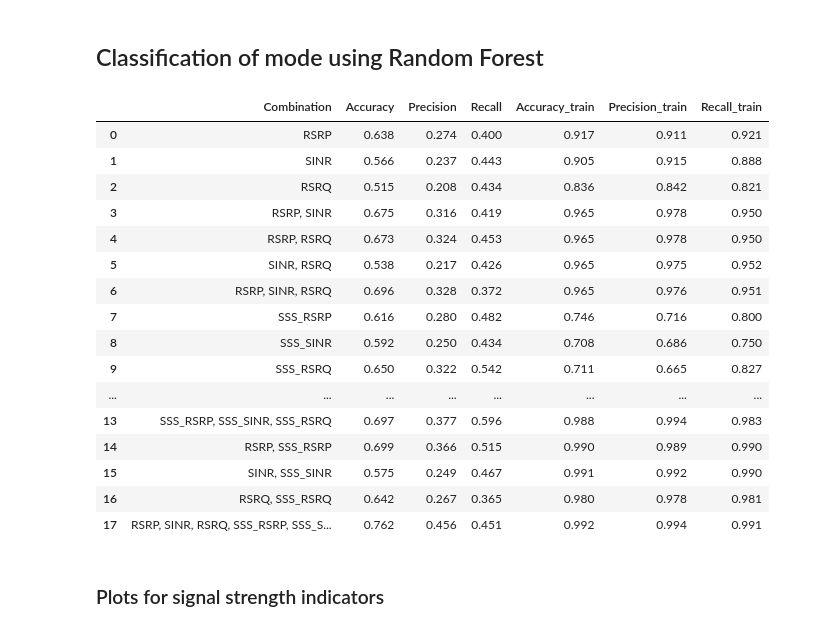
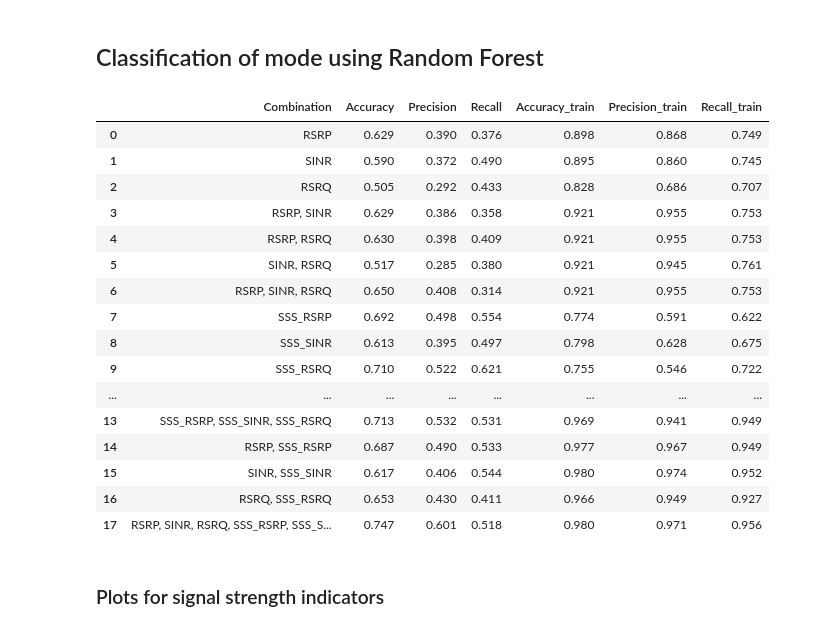
Before and after one commit to ihneskarbovik/master, a Jupyter notebook: main_two_campaigns.ipynb, the cells around one changed output. Drawn from its saved outputs; the diff is of its cells as text; code cells hidden in the pictures.

```diff
--- a/main_two_campaigns.ipynb
+++ b/main_two_campaigns.ipynb
@@ -422,33 +420,36 @@ plt.show()
 # %%
 rf_results = {}
 
 for features in feature_selection:
     used_features = ', '.join(features)
-    rf_results[used_features] = rf(X_train=train[features], X_test=test[features], mode_train=mode_train, mode_test=mode_test, n_estimators=200)
+    feats = features.copy()
+    feats.append('campaign')
+    rf_results[used_features] = rf(X_train=train[feats], X_test=test[feats], mode_train=mode_train, mode_test=mode_test, n_estimators=200, campaigns=campaigns, test_campaigns=test_campaigns, features=features)
+    feats.remove('campaign')
 
 rf_results_df = pd.DataFrame.from_dict(rf_results, orient='index')
 rf_results_df.reset_index(inplace=True)
 rf_results_df.rename(columns={'index': 'Combination'}, inplace=True)
 rf_results_df = rf_results_df.drop(['y_true', 'y_pred', 'train_true', 'train_pred', 'model'], axis=1)
 rf_results_df
 # %% [output]
 |  | Combination | Accuracy | Precision | Recall | Accuracy_train | Precision_train | Recall_train |
-| 0 | RSRP | 0.638 | 0.274 | 0.400 | 0.917 | 0.911 | 0.921 |
-| 1 | SINR | 0.566 | 0.237 | 0.443 | 0.905 | 0.915 | 0.888 |
-| 2 | RSRQ | 0.515 | 0.208 | 0.434 | 0.836 | 0.842 | 0.821 |
-| 3 | RSRP, SINR | 0.675 | 0.316 | 0.419 | 0.965 | 0.978 | 0.950 |
-| 4 | RSRP, RSRQ | 0.673 | 0.324 | 0.453 | 0.965 | 0.978 | 0.950 |
-| 5 | SINR, RSRQ | 0.538 | 0.217 | 0.426 | 0.965 | 0.975 | 0.952 |
-| 6 | RSRP, SINR, RSRQ | 0.696 | 0.328 | 0.372 | 0.965 | 0.976 | 0.951 |
-| 7 | SSS_RSRP | 0.616 | 0.280 | 0.482 | 0.746 | 0.716 | 0.800 |
-| 8 | SSS_SINR | 0.592 | 0.250 | 0.434 | 0.708 | 0.686 | 0.750 |
-| 9 | SSS_RSRQ | 0.650 | 0.322 | 0.542 | 0.711 | 0.665 | 0.827 |
+| 0 | RSRP | 0.629 | 0.390 | 0.376 | 0.898 | 0.868 | 0.749 |
+| 1 | SINR | 0.590 | 0.372 | 0.490 | 0.895 | 0.860 | 0.745 |
+| 2 | RSRQ | 0.505 | 0.292 | 0.433 | 0.828 | 0.686 | 0.707 |
+| 3 | RSRP, SINR | 0.629 | 0.386 | 0.358 | 0.921 | 0.955 | 0.753 |
+| 4 | RSRP, RSRQ | 0.630 | 0.398 | 0.409 | 0.921 | 0.955 | 0.753 |
+| 5 | SINR, RSRQ | 0.517 | 0.285 | 0.380 | 0.921 | 0.945 | 0.761 |
+| 6 | RSRP, SINR, RSRQ | 0.650 | 0.408 | 0.314 | 0.921 | 0.955 | 0.753 |
+| 7 | SSS_RSRP | 0.692 | 0.498 | 0.554 | 0.774 | 0.591 | 0.622 |
+| 8 | SSS_SINR | 0.613 | 0.395 | 0.497 | 0.798 | 0.628 | 0.675 |
+| 9 | SSS_RSRQ | 0.710 | 0.522 | 0.621 | 0.755 | 0.546 | 0.722 |
 | ... | ... | ... | ... | ... | ... | ... | ... |
-| 13 | SSS_RSRP, SSS_SINR, SSS_RSRQ | 0.697 | 0.377 | 0.596 | 0.988 | 0.994 | 0.983 |
-| 14 | RSRP, SSS_RSRP | 0.699 | 0.366 | 0.515 | 0.990 | 0.989 | 0.990 |
-| 15 | SINR, SSS_SINR | 0.575 | 0.249 | 0.467 | 0.991 | 0.992 | 0.990 |
-| 16 | RSRQ, SSS_RSRQ | 0.642 | 0.267 | 0.365 | 0.980 | 0.978 | 0.981 |
-| 17 | RSRP, SINR, RSRQ, SSS_RSRP, SSS_S... | 0.762 | 0.456 | 0.451 | 0.992 | 0.994 | 0.991 |
+| 13 | SSS_RSRP, SSS_SINR, SSS_RSRQ | 0.713 | 0.532 | 0.531 | 0.969 | 0.941 | 0.949 |
+| 14 | RSRP, SSS_RSRP | 0.687 | 0.490 | 0.533 | 0.977 | 0.967 | 0.949 |
+| 15 | SINR, SSS_SINR | 0.617 | 0.406 | 0.544 | 0.980 | 0.974 | 0.952 |
+| 16 | RSRQ, SSS_RSRQ | 0.653 | 0.430 | 0.411 | 0.966 | 0.949 | 0.927 |
+| 17 | RSRP, SINR, RSRQ, SSS_RSRP, SSS_S... | 0.747 | 0.601 | 0.518 | 0.980 | 0.971 | 0.956 |
 # %%
 preds = pd.DataFrame({'RSRP' : [x[0] for x in rsrp_pred],
                       'SINR' : [x[0] for x in sinr_pred],
```
Also changed, not shown: parts of 10 cells of this notebook, 2 other files.
